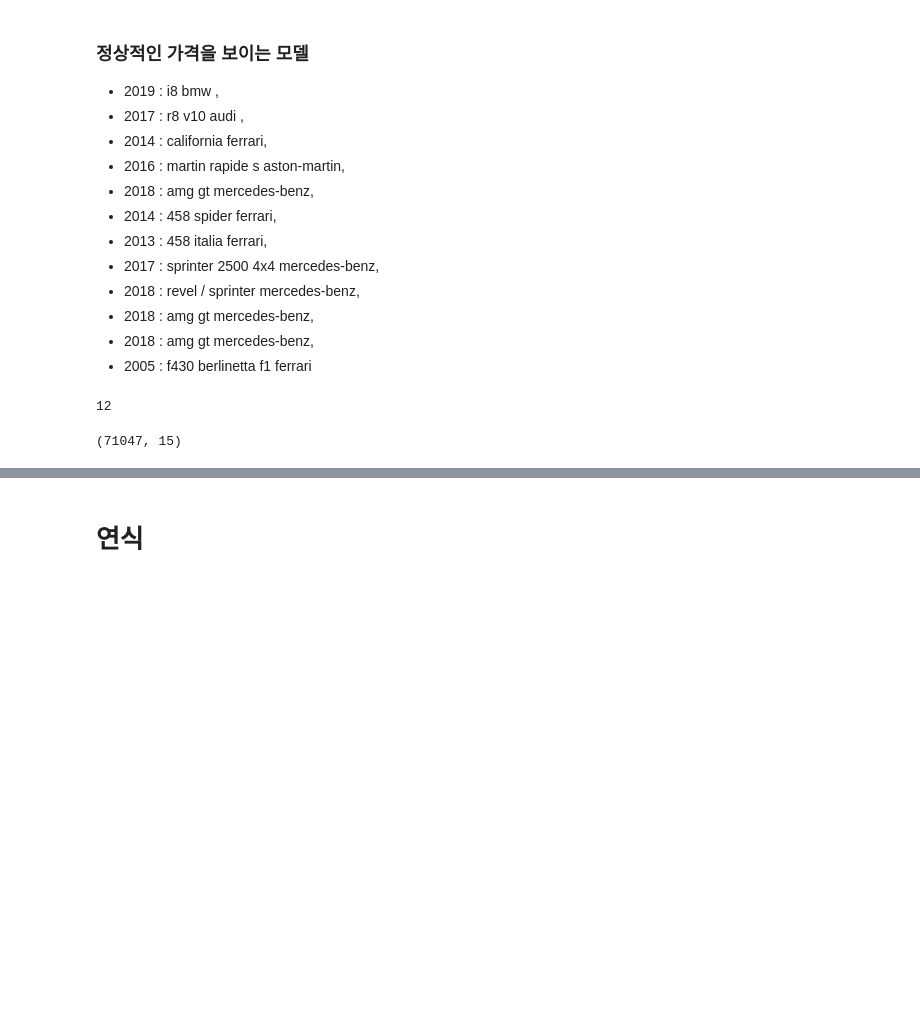
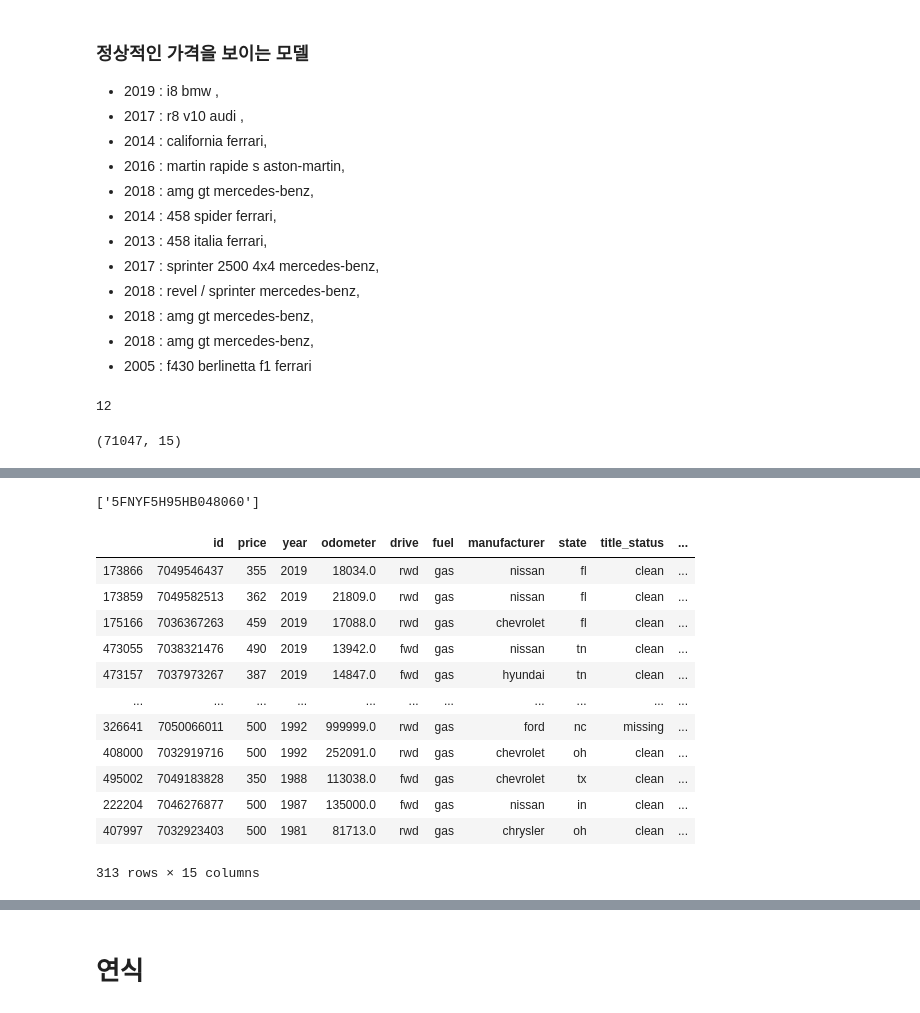
Before and after one commit to HowardHowonYu/Usedcar_regression_project, a Jupyter notebook: howard/트러블슈팅.ipynb, the cells around one changed output, grey strips where cells are left out. Cells and saved outputs as stored; diff of their text form; code cells hidden in the pictures; blank space fills up the shorter version.

```diff
--- a/howard/트러블슈팅.ipynb
+++ b/howard/트러블슈팅.ipynb
@@ -216,0 +296,21 @@ df.shape
+# %%
+price_search_result
+# %% [output]
+['5FNYF5H95HB048060']
+# %%
+# 가격 100불 이상 500불 이하
+df[(df['price'] >= 100) & (df['price'] <= 500)].sort_values(by='year',ascending=False)
+# %% [output]
+|  | id | price | year | odometer | drive | fuel | manufacturer | state | title_status | ... |
+| 173866 | 7049546437 | 355 | 2019 | 18034.0 | rwd | gas | nissan | fl | clean | ... |
+| 173859 | 7049582513 | 362 | 2019 | 21809.0 | rwd | gas | nissan | fl | clean | ... |
+| 175166 | 7036367263 | 459 | 2019 | 17088.0 | rwd | gas | chevrolet | fl | clean | ... |
+| 473055 | 7038321476 | 490 | 2019 | 13942.0 | fwd | gas | nissan | tn | clean | ... |
+| 473157 | 7037973267 | 387 | 2019 | 14847.0 | fwd | gas | hyundai | tn | clean | ... |
+| ... | ... | ... | ... | ... | ... | ... | ... | ... | ... | ... |
+| 326641 | 7050066011 | 500 | 1992 | 999999.0 | rwd | gas | ford | nc | missing | ... |
+| 408000 | 7032919716 | 500 | 1992 | 252091.0 | rwd | gas | chevrolet | oh | clean | ... |
+| 495002 | 7049183828 | 350 | 1988 | 113038.0 | fwd | gas | chevrolet | tx | clean | ... |
+| 222204 | 7046276877 | 500 | 1987 | 135000.0 | fwd | gas | nissan | in | clean | ... |
+| 407997 | 7032923403 | 500 | 1981 | 81713.0 | rwd | gas | chrysler | oh | clean | ... |
+313 rows × 15 columns
```
Also changed, not shown: parts of 60 cells of this notebook.
